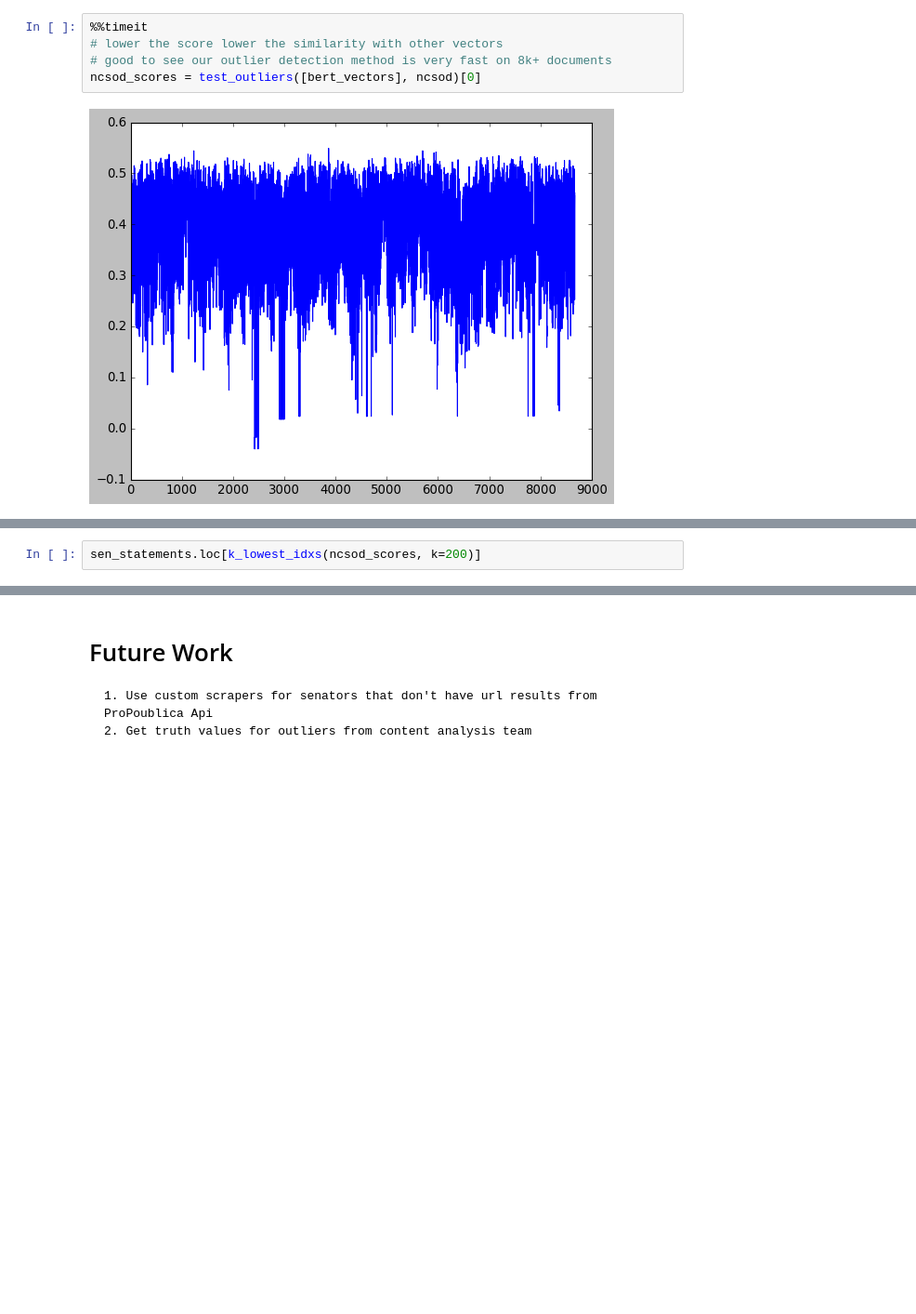
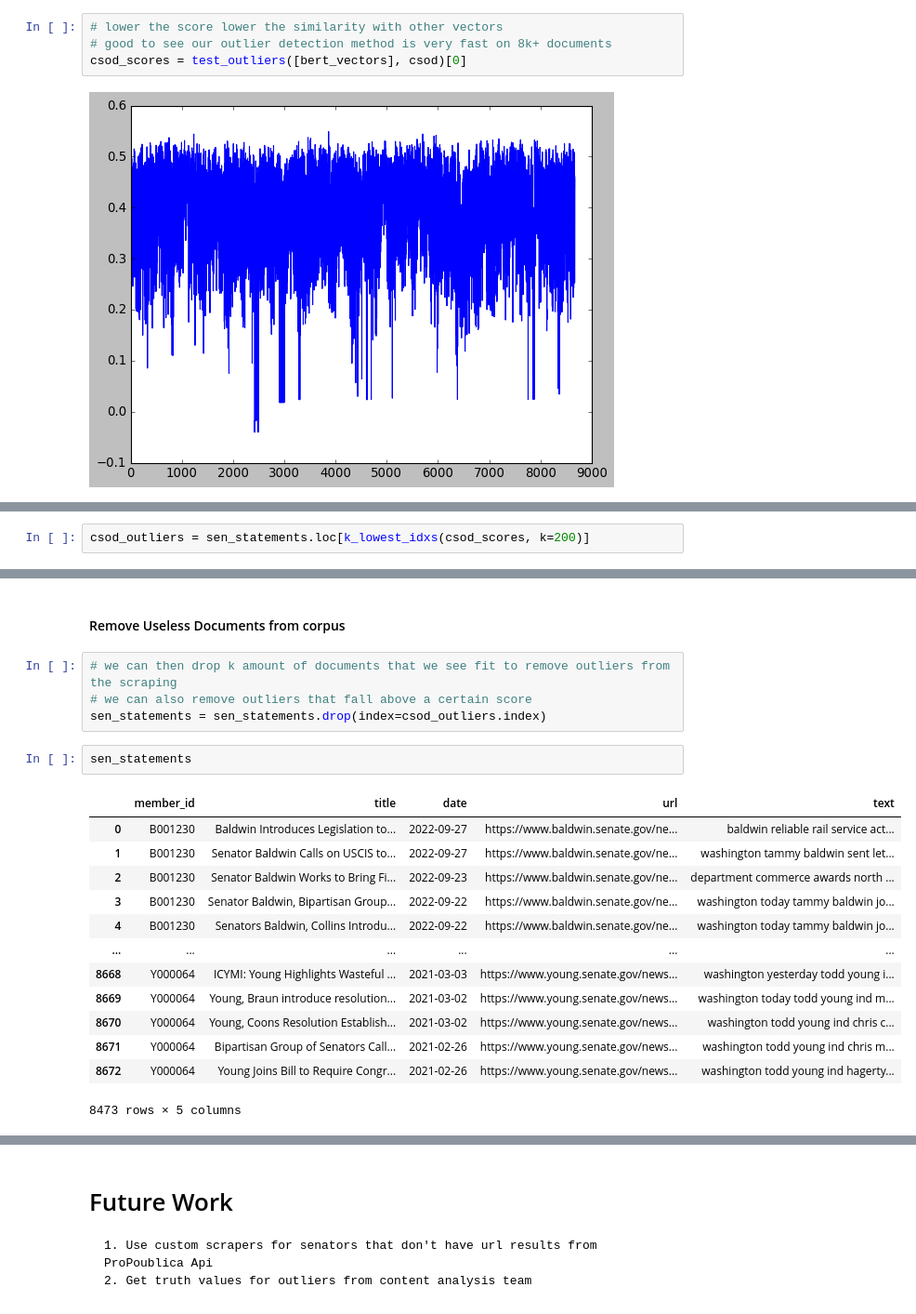
Before and after one commit to cmmattingly/sod, a Jupyter notebook: notebooks/1.0-sen-outlier-detection.ipynb, the cells around one changed output, grey strips where cells are left out. Shown at 93% size. Saved outputs shown, nothing was run; the diff lists cells and outputs as text; blank space fills up the shorter version.

```diff
--- a/notebooks/1.0-sen-outlier-detection.ipynb
+++ b/notebooks/1.0-sen-outlier-detection.ipynb
@@ -73,7 +86,6 @@ The methods we have chosen are Normalized Cosine Similarity for Outlier Detectio
 # %%
-%%timeit
 # lower the score lower the similarity with other vectors
 # good to see our outlier detection method is very fast on 8k+ documents
-ncsod_scores = test_outliers([bert_vectors], ncsod)[0]
+csod_scores = test_outliers([bert_vectors], csod)[0]
 # %% [output]
 [figure]
@@ -89,2 +92,2 @@ def k_lowest_idxs(scores, k=20):
 # %%
-sen_statements.loc[k_lowest_idxs(ncsod_scores, k=200)]
+csod_outliers = sen_statements.loc[k_lowest_idxs(csod_scores, k=200)]
@@ -104,0 +118,22 @@ sen_statements.loc[k_lowest_idxs(ncsod_scores, k=200)]
+# %% [markdown]
+#### Remove Useless Documents from corpus
+# %%
+# we can then drop k amount of documents that we see fit to remove outliers from the scraping
+# we can also remove outliers that fall above a certain score
+sen_statements = sen_statements.drop(index=csod_outliers.index)
+# %%
+sen_statements
+# %% [output]
+|  | member_id | title | date | url | text |
+| 0 | B001230 | Baldwin Introduces Legislation to... | 2022-09-27 | https://www.baldwin.senate.gov/ne... | baldwin reliable rail service act... |
+| 1 | B001230 | Senator Baldwin Calls on USCIS to... | 2022-09-27 | https://www.baldwin.senate.gov/ne... | washington tammy baldwin sent let... |
+| 2 | B001230 | Senator Baldwin Works to Bring Fi... | 2022-09-23 | https://www.baldwin.senate.gov/ne... | department commerce awards north ... |
+| 3 | B001230 | Senator Baldwin, Bipartisan Group... | 2022-09-22 | https://www.baldwin.senate.gov/ne... | washington today tammy baldwin jo... |
+| 4 | B001230 | Senators Baldwin, Collins Introdu... | 2022-09-22 | https://www.baldwin.senate.gov/ne... | washington today tammy baldwin jo... |
+| ... | ... | ... | ... | ... | ... |
+| 8668 | Y000064 | ICYMI: Young Highlights Wasteful ... | 2021-03-03 | https://www.young.senate.gov/news... | washington yesterday todd young i... |
+| 8669 | Y000064 | Young, Braun introduce resolution... | 2021-03-02 | https://www.young.senate.gov/news... | washington today todd young ind m... |
+| 8670 | Y000064 | Young, Coons Resolution Establish... | 2021-03-02 | https://www.young.senate.gov/news... | washington todd young ind chris c... |
+| 8671 | Y000064 | Bipartisan Group of Senators Call... | 2021-02-26 | https://www.young.senate.gov/news... | washington todd young ind chris m... |
+| 8672 | Y000064 | Young Joins Bill to Require Congr... | 2021-02-26 | https://www.young.senate.gov/news... | washington todd young ind hagerty... |
+8473 rows × 5 columns
```
Also changed, not shown: parts of 25 cells of this notebook, 8 other files.
